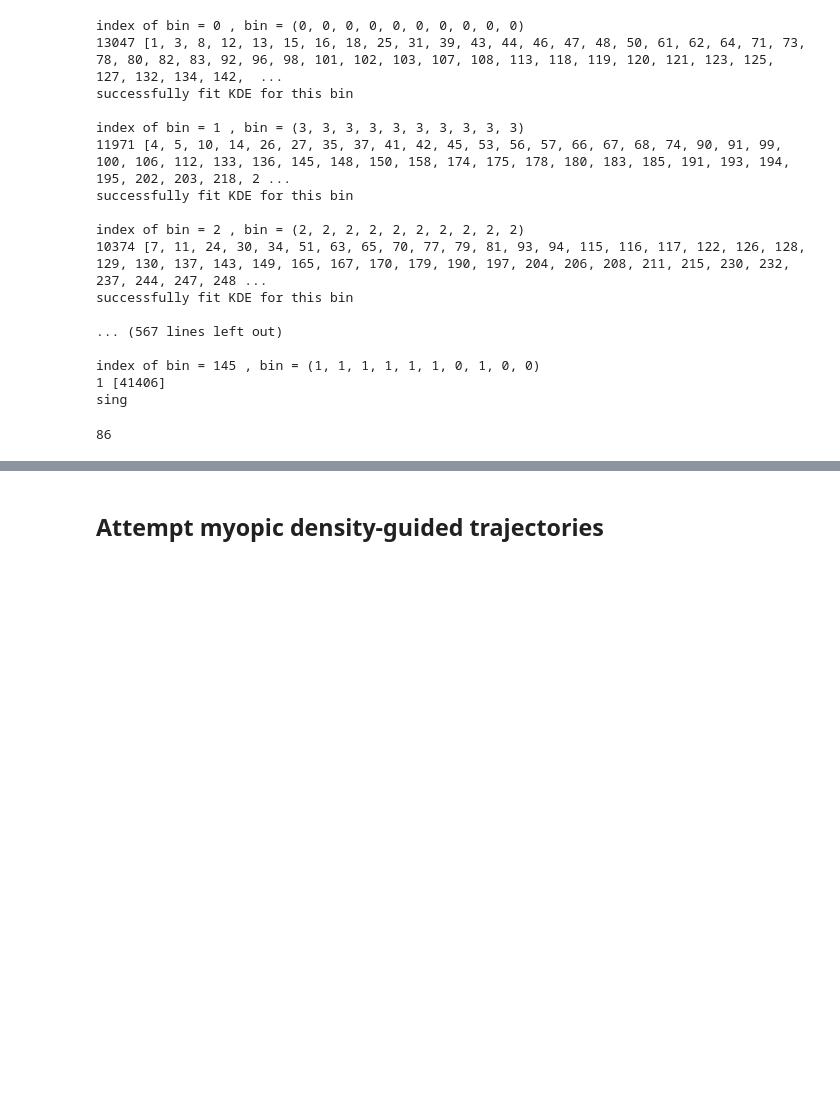
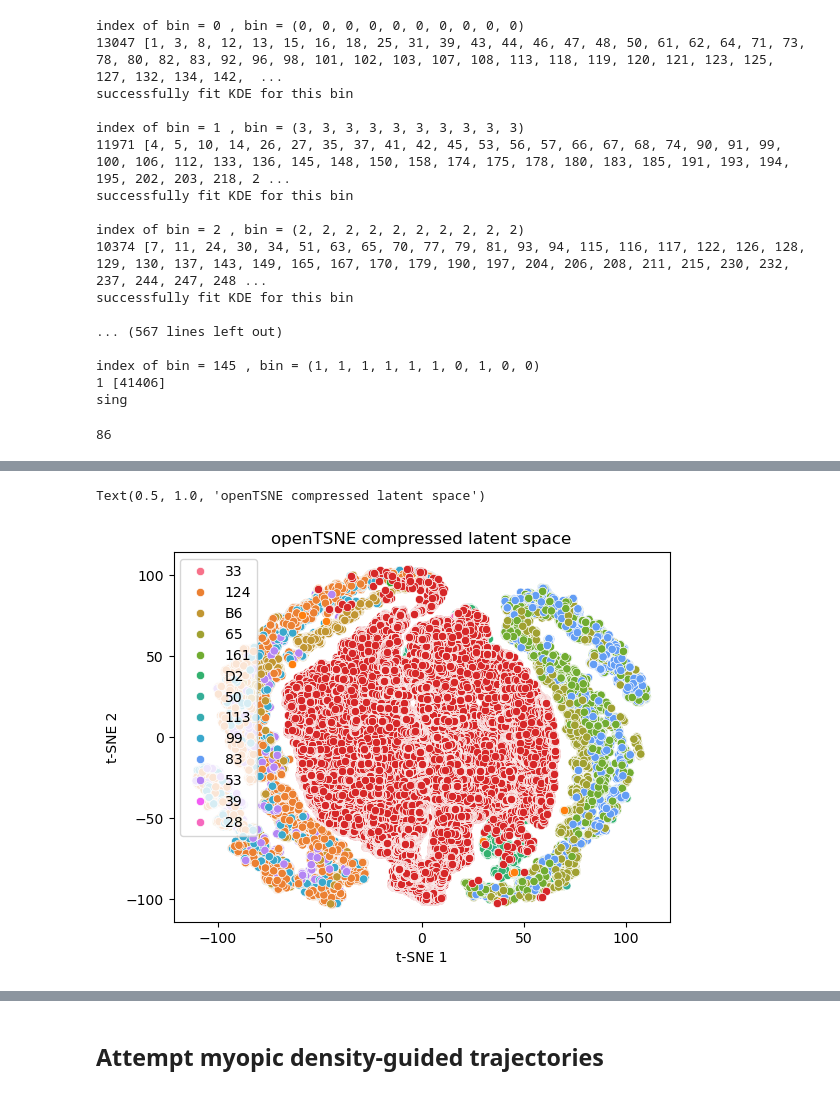
Before and after one commit to draeloslab/mm-vae, a Jupyter notebook: myopic_trajectories.ipynb, the cells around one changed output, grey strips where cells are left out. Cells and saved outputs as stored; diff of their text form; code cells hidden in the pictures; blank space fills up the shorter version.

```diff
--- a/myopic_trajectories.ipynb
+++ b/myopic_trajectories.ipynb
@@ -655,0 +1028,2 @@ Text(0.5, 1.0, 't-SNE compressed latent space + points at center of density bins
+# %%
+embedding_nonempty = embedding_latent_space.transform(np.array(center_bin_coords))
@@ -655,0 +1044,2 @@ Text(0.5, 1.0, 't-SNE compressed latent space + points at center of density bins
+# %%
+embedding_empty = embedding_latent_space.transform(np.array(center_bin_coords_empty))
@@ -655,0 +1060,2 @@ Text(0.5, 1.0, 't-SNE compressed latent space + points at center of density bins
+# %%
+df_otsne_nonempty = pd.DataFrame(embedding_nonempty, columns = ['t-SNE 1', 't-SNE 2'])
@@ -655,0 +1124,3 @@ Text(0.5, 1.0, 't-SNE compressed latent space + points at center of density bins
+# %%
+df_otsne_empty = pd.DataFrame(embedding_empty, columns = ['t-SNE 1', 't-SNE 2'])
+df_otsne_empty
@@ -655,0 +1141,12 @@ Text(0.5, 1.0, 't-SNE compressed latent space + points at center of density bins
+# %%
+plt.figure()
+sns.scatterplot(x='t-SNE 1', y='t-SNE 2', hue='strain', data=df_otsne)
+sns.scatterplot(x='t-SNE 1', y='t-SNE 2', data=df_otsne_nonempty.iloc[:87,:])
+sns.scatterplot(x='t-SNE 1', y='t-SNE 2', data=df_otsne_nonempty.iloc[87:,:])
+sns.scatterplot(x='t-SNE 1', y='t-SNE 2', data=df_otsne_empty)
+# ax1 = sns.scatterplot(x='t-SNE 1', y='t-SNE 2', data=df_tsne_nonempty.iloc[56651:56738,:], color='green') # higher-density bins (86)
+# ax2 = sns.scatterplot(x='t-SNE 1', y='t-SNE 2', data=df_tsne_nonempty.iloc[56738:,:], color='orange') # lower-density bins (68)
+plt.title('openTSNE compressed latent space')
+# %% [output]
+Text(0.5, 1.0, 'openTSNE compressed latent space')
+[figure, added]
```
Also changed, not shown: parts of 61 cells of this notebook.
